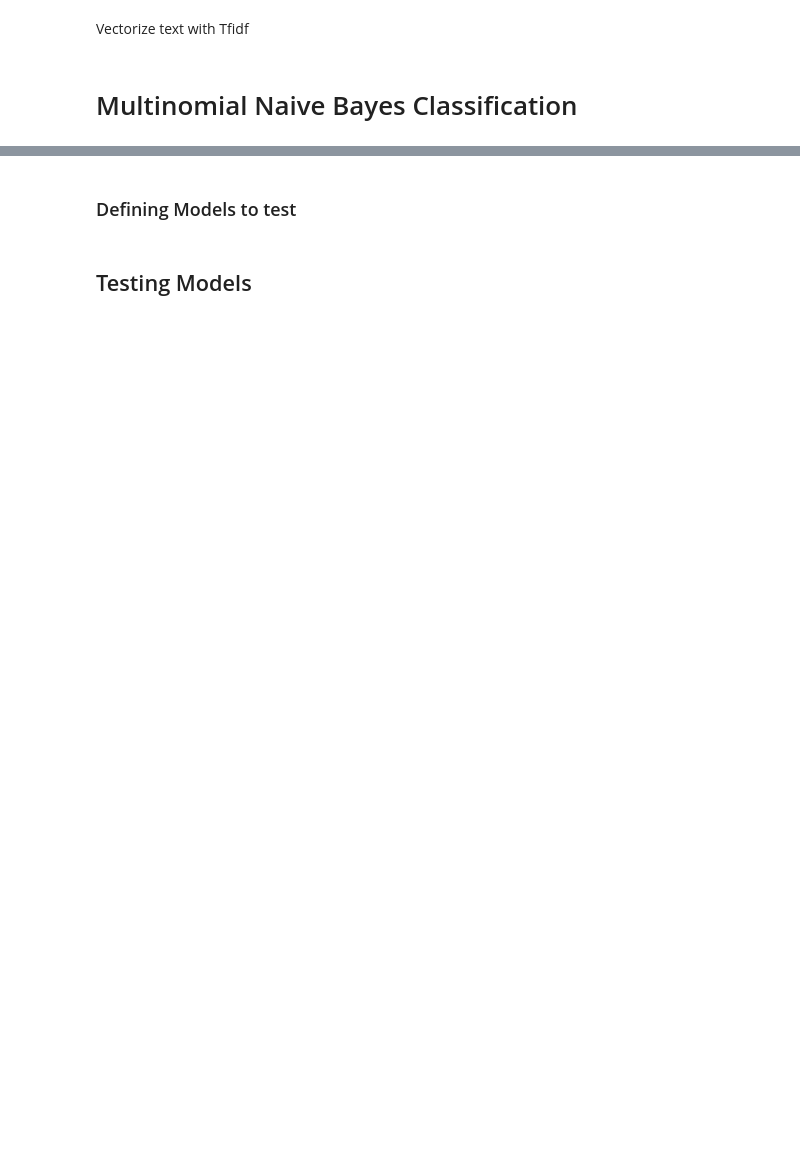
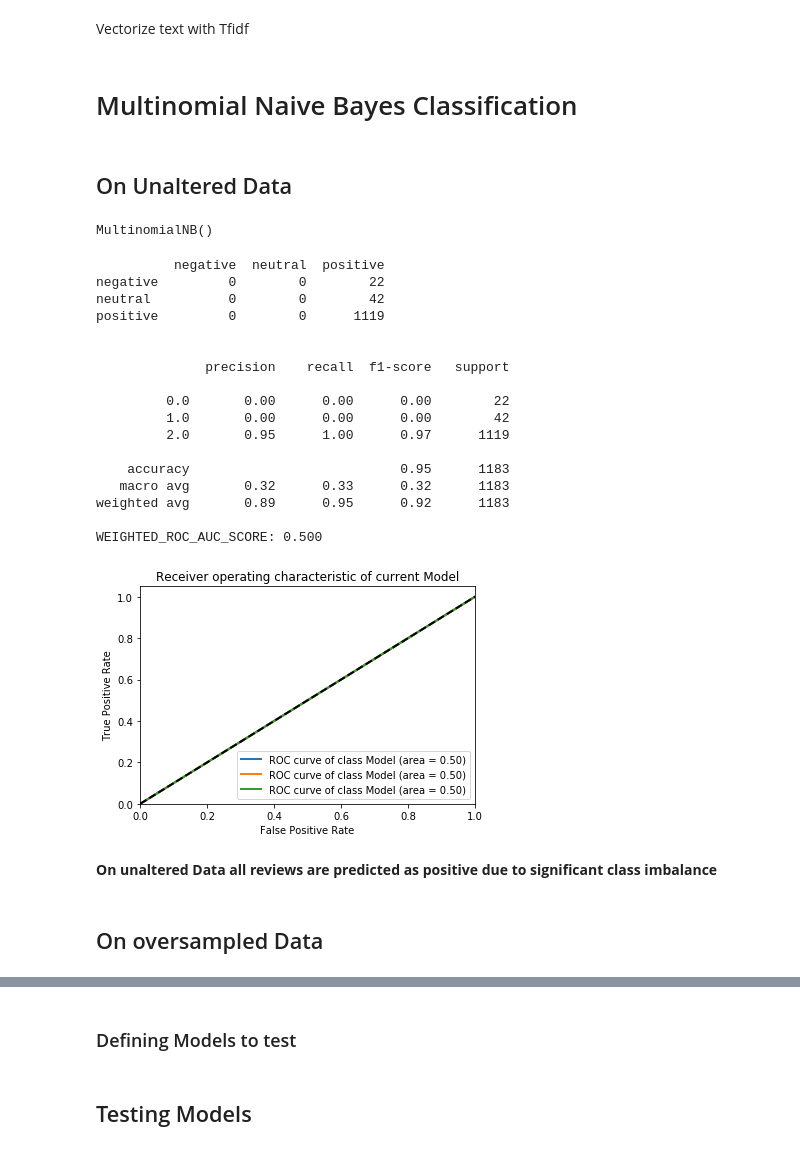
Before and after one commit to gendath/AI-Capstone-Project, a Jupyter notebook: E-Commerce/AI CAPSTONE ECOMMERCE.ipynb, the cells around one changed output, grey strips where cells are left out. Drawn from its saved outputs; the diff is of its cells as text; code cells hidden in the pictures; blank space fills up the shorter version.

```diff
--- a/E-Commerce/AI CAPSTONE ECOMMERCE.ipynb
+++ b/E-Commerce/AI CAPSTONE ECOMMERCE.ipynb
@@ -392,3 +378,5 @@ X_train,X_test,y_train,y_test = train_test_split(X_over,y_over, test_size=.2,ran
 # Multinomial Naive Bayes Classification
 # %%
 model = MultinomialNB()
+# %% [markdown]
+## On Unaltered Data
@@ -394,0 +385,30 @@ model = MultinomialNB()
+# %%
+model.fit(X_train,y_train)
+# %% [output]
+MultinomialNB()
+# %%
+preds=model.predict(X_test)
+show_metrics(y_test,preds)
+# %% [output]
+          negative  neutral  positive
+negative         0        0        22
+neutral          0        0        42
+positive         0        0      1119
+
+
+              precision    recall  f1-score   support
+
+         0.0       0.00      0.00      0.00        22
+         1.0       0.00      0.00      0.00        42
+         2.0       0.95      1.00      0.97      1119
+
+    accuracy                           0.95      1183
+   macro avg       0.32      0.33      0.32      1183
+weighted avg       0.89      0.95      0.92      1183
+
+WEIGHTED_ROC_AUC_SCORE: 0.500
+[figure, added]
+# %% [markdown]
+**On unaltered Data all reviews are predicted as positive due to significant class imbalance**
+# %% [markdown]
+## On oversampled Data
```
Also changed, not shown: parts of 60 cells of this notebook.
